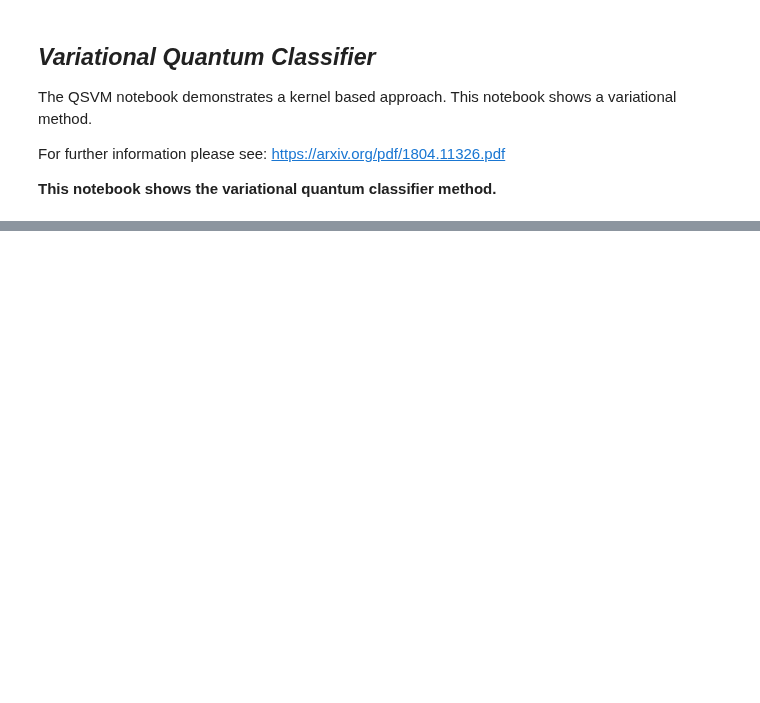
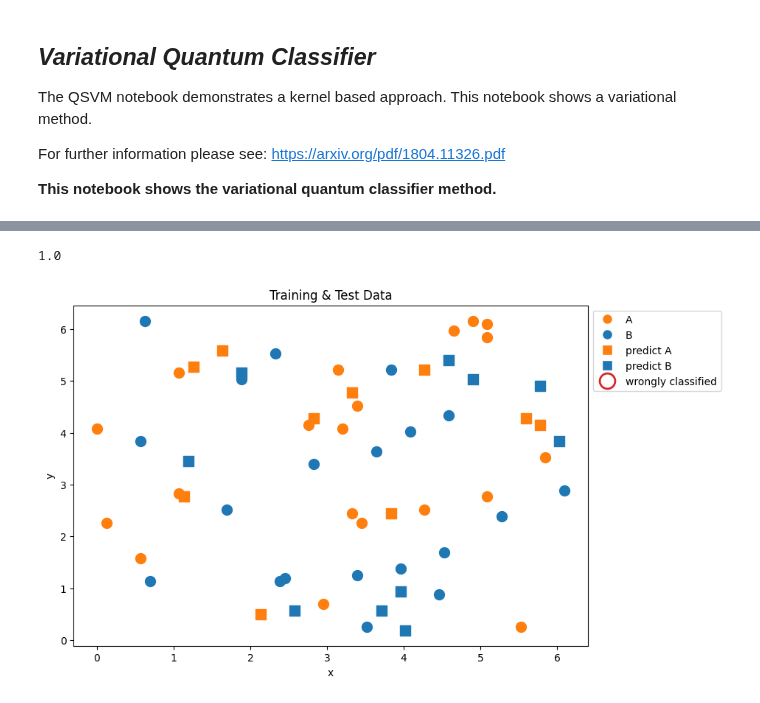
Before and after one commit to qiskit-community/qiskit-community-tutorials, a Jupyter notebook: machine_learning/vqc.ipynb, the cells around one changed output, grey strips where cells are left out. Cells and saved outputs as stored; diff of their text form; code cells hidden in the pictures; blank space fills up the shorter version.

```diff
--- a/machine_learning/vqc.ipynb
+++ b/machine_learning/vqc.ipynb
@@ -71,0 +177,64 @@ prediction:   [0 0 0 0 0 0 0 0 0 0 1 1 1 1 1 1 1 1 1 1]
+# %%
+def test_classifier(data, labels, variational):
+    """Gets classifier's most likely predictions and accuracy of those
+    predictions.
+
+    Args:
+        data (list): List of data points to classify
+        labels (list): List of correct labels for each data point
+        variational (list): List of parameter values for classifier
+
+    Returns:
+        float: Average accuracy of classifier over `data`
+        list: Classifier's label predictions for each data point
+    """
+    probability = classification_probability(data, variational)
+    predictions = [0 if p[0] >= p[1] else 1 for p in probability]
+    accuracy = 0
+
+    for i, prediction in enumerate(predictions):
+        if prediction == labels[i]:
+            accuracy += 1
+    accuracy /= len(labels)
+    return accuracy, predictions
+
+accuracy, predictions = test_classifier(test_data, test_labels, opt_var)
+accuracy
+# %% [output]
+1.0
+# %%
+plt.figure(figsize=(9, 6))
+
+for feature, label in zip(train_data, train_labels):
+    COLOR = 'C0' if label == 0 else 'C1'
+    plt.scatter(feature[0], feature[1],
+                marker='o', s=100, color=COLOR)
+
+for feature, label, pred in zip(test_data, test_labels, predictions):
+    COLOR = 'C0' if pred == 0 else 'C1'
+    plt.scatter(feature[0], feature[1],
+                marker='s', s=100, color=COLOR)
+    if label != pred:  # mark wrongly classified
+        plt.scatter(feature[0], feature[1], marker='o', s=500,
+                    linewidths=2.5, facecolor='none', edgecolor='C3')
+
+legend_elements = [
+    Line2D([0], [0], marker='o', c='w', mfc='C1', label='A', ms=10),
+    Line2D([0], [0], marker='o', c='w', mfc='C0', label='B', ms=10),
+    Line2D([0], [0], marker='s', c='w', mfc='C1', label='predict A',
+           ms=10),
+    Line2D([0], [0], marker='s', c='w', mfc='C0', label='predict B',
+           ms=10),
+    Line2D([0], [0], marker='o', c='w', mfc='none', mec='C3',
+           label='wrongly classified', mew=2, ms=15)
+]
+
+plt.legend(handles=legend_elements, bbox_to_anchor=(1, 1),
+           loc='upper left')
+
+plt.title('Training & Test Data')
+plt.xlabel('x')
+plt.ylabel('y')
+plt.show()
+# %% [output]
+[figure, added]
```
Also changed, not shown: parts of 16 cells of this notebook.
